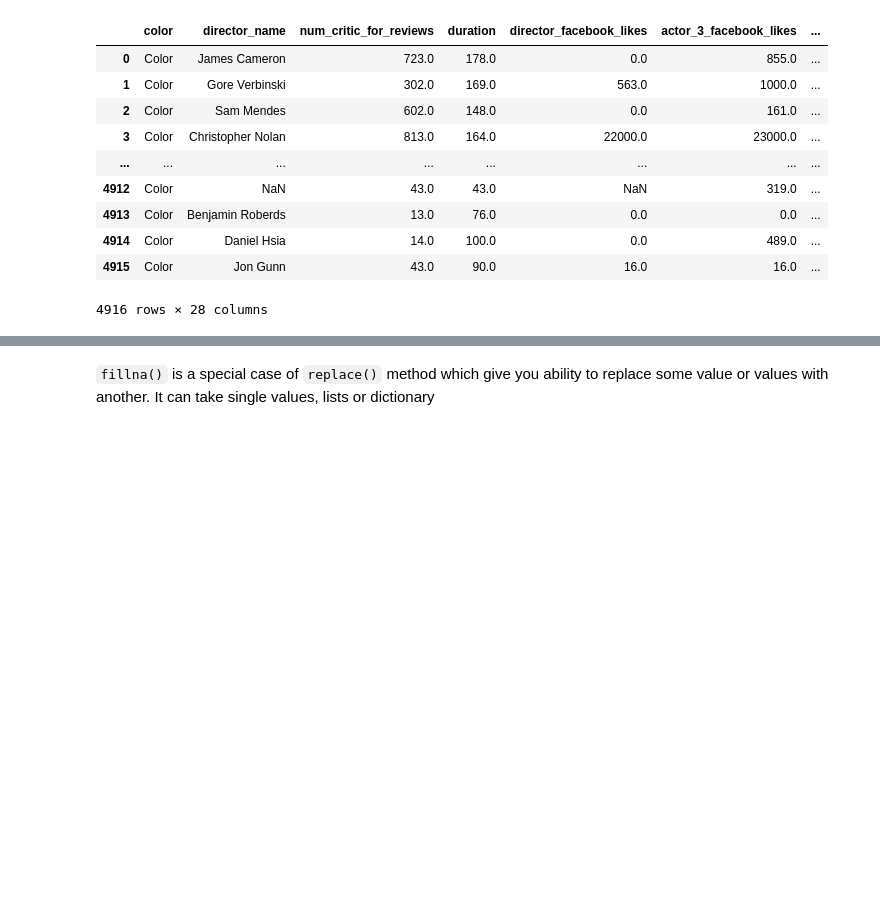
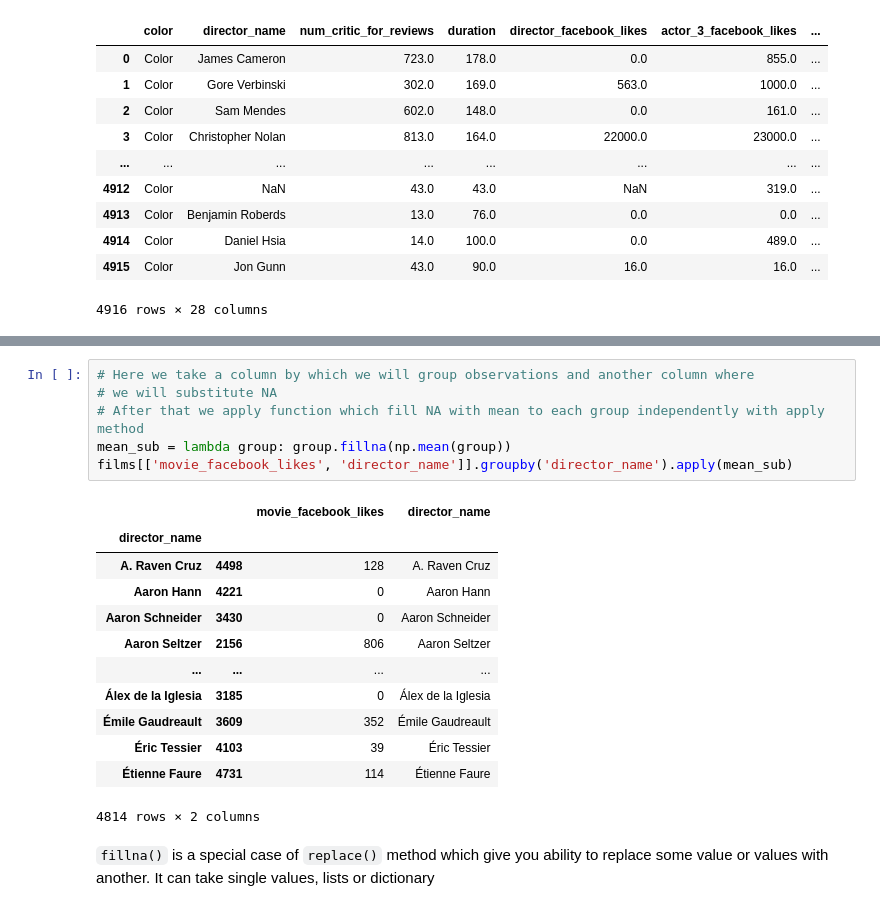
Before and after one commit to Serfentum/ML2018, a Jupyter notebook: pandas/5_na.ipynb, the cells around one changed output, grey strips where cells are left out. Cells and saved outputs as stored; diff of their text form; blank space fills up the shorter version.

Commit message:
Add interpolation and group NA filling in na note

```diff
--- a/pandas/5_na.ipynb
+++ b/pandas/5_na.ipynb
@@ -190,2 +193,21 @@ films.fillna({'budget': films['budget'].median()})
+# %%
+# Here we take a column by which we will group observations and another column where
+# we will substitute NA
+# After that we apply function which fill NA with mean to each group independently with apply method
+mean_sub = lambda group: group.fillna(np.mean(group))
+films[['movie_facebook_likes', 'director_name']].groupby('director_name').apply(mean_sub)
+# %% [output]
+|  |  | movie_facebook_likes | director_name |
+| director_name |  |  |  |
+| A. Raven Cruz | 4498 | 128 | A. Raven Cruz |
+| Aaron Hann | 4221 | 0 | Aaron Hann |
+| Aaron Schneider | 3430 | 0 | Aaron Schneider |
+| Aaron Seltzer | 2156 | 806 | Aaron Seltzer |
+| ... | ... | ... | ... |
+| Álex de la Iglesia | 3185 | 0 | Álex de la Iglesia |
+| Émile Gaudreault | 3609 | 352 | Émile Gaudreault |
+| Éric Tessier | 4103 | 39 | Éric Tessier |
+| Étienne Faure | 4731 | 114 | Étienne Faure |
+4814 rows × 2 columns
 # %% [markdown]
 `fillna()` is a special case of `replace()` method which give you ability to replace some value or values with another. It can take single values, lists or dictionary
```
Also changed, not shown: parts of 7 cells of this notebook, 1 other file.
